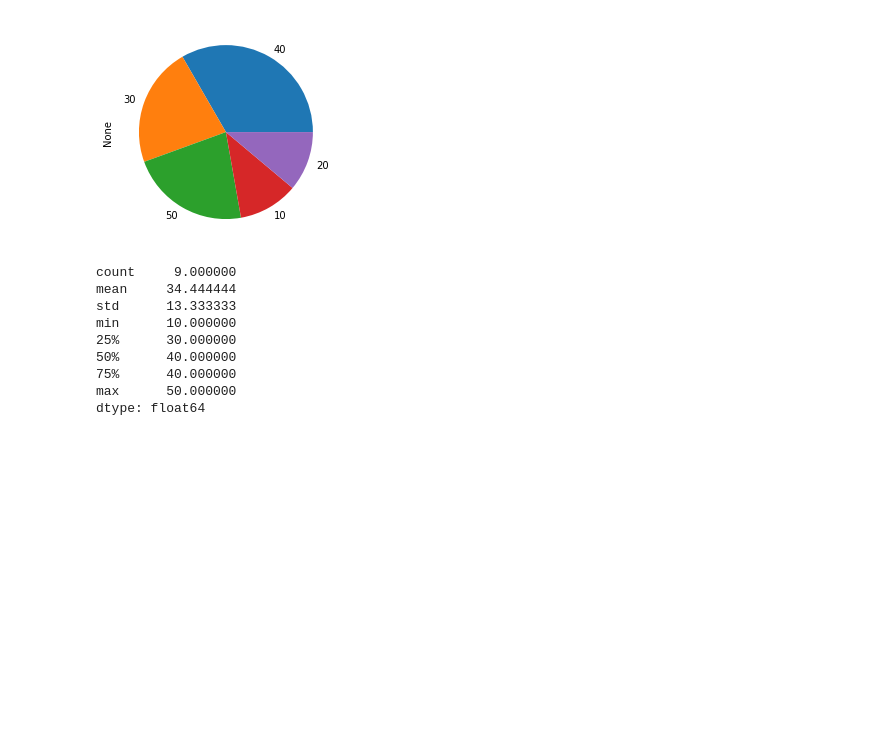
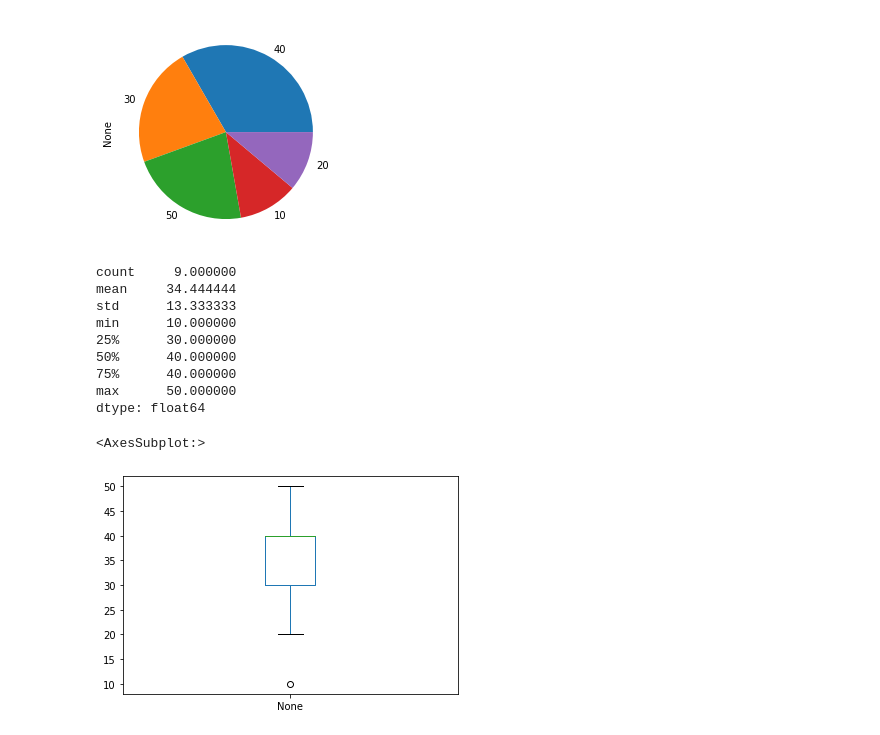
Before and after one commit to ramlaxman/cisco-2020-oct-14-plotting, a Jupyter notebook: Cisco 2020 October 14 — Pandas plotting.ipynb, the cells around one changed output. Drawn from its saved outputs; the diff is of its cells as text; code cells hidden in the pictures; blank space fills up the shorter version.

```diff
--- a/Cisco 2020 October 14 — Pandas plotting.ipynb
+++ b/Cisco 2020 October 14 — Pandas plotting.ipynb
@@ -151,3 +151,11 @@ min      10.000000
 75%      40.000000
 max      50.000000
 dtype: float64
+# %%
+# box plot
+# box-and-whiskers plot
+
+s.plot.box()
+# %% [output]
+<AxesSubplot:>
+[figure, added]
```
